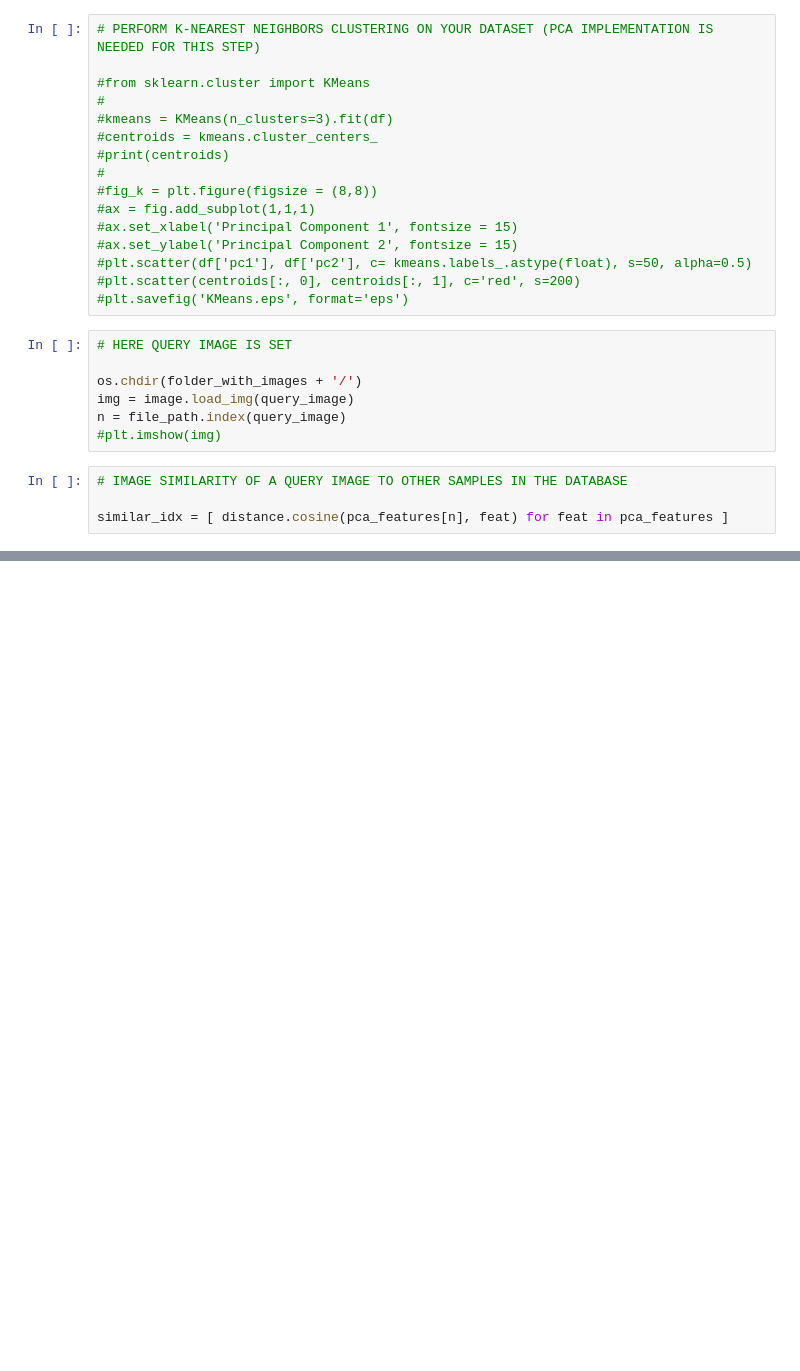
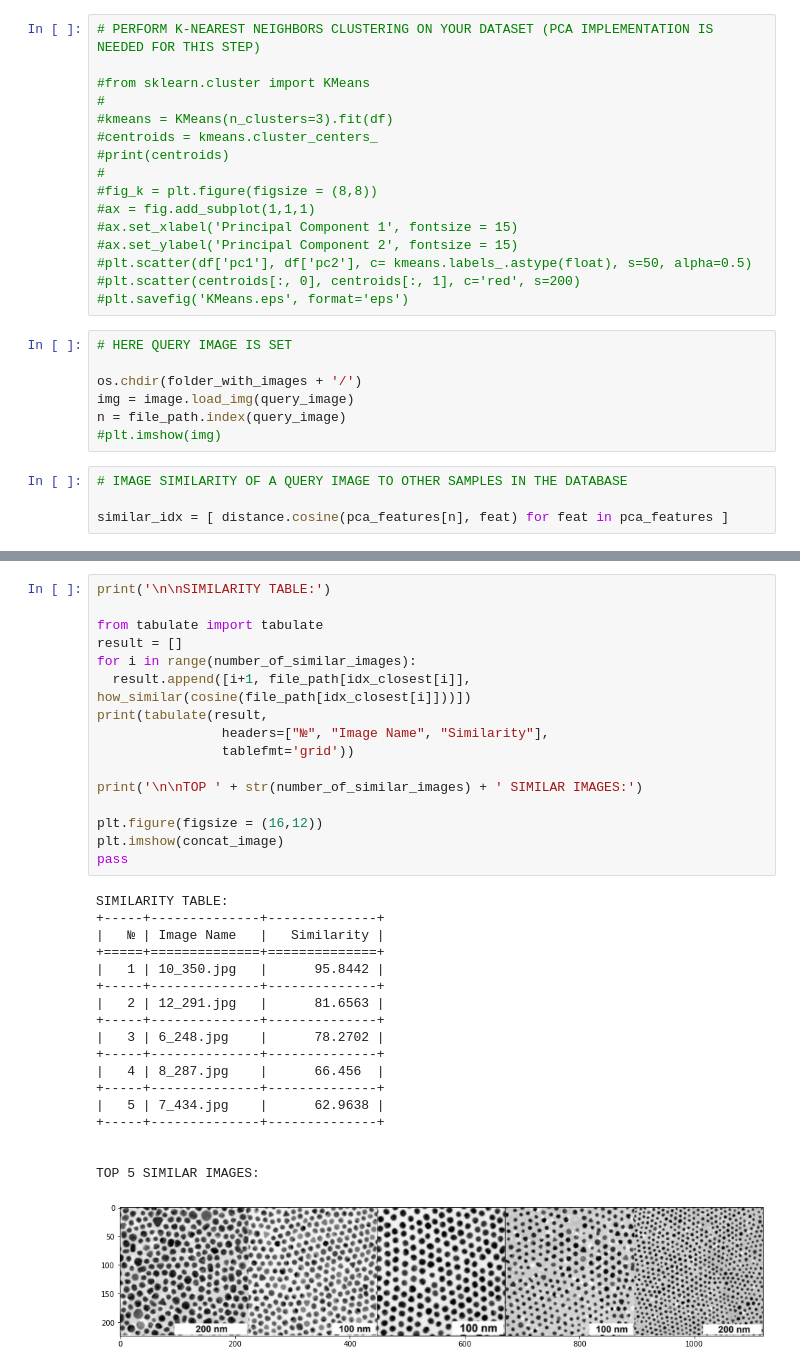
Before and after one commit to acid-design-lab/EMRIS, a Jupyter notebook: EMRIS_tool.ipynb, the cells around one changed output, grey strips where cells are left out. Drawn from its saved outputs; the diff is of its cells as text; blank space fills up the shorter version.

```diff
--- a/EMRIS_tool.ipynb
+++ b/EMRIS_tool.ipynb
@@ -383,0 +380,35 @@ print(tabulate([[1, file_path[idx_closest[0]], how_similar(cosine(file_path[idx_
+# %%
+print('\n\nSIMILARITY TABLE:')
+
+from tabulate import tabulate
+result = []
+for i in range(number_of_similar_images):
+  result.append([i+1, file_path[idx_closest[i]], how_similar(cosine(file_path[idx_closest[i]]))])
+print(tabulate(result,
+                headers=["№", "Image Name", "Similarity"],
+                tablefmt='grid'))
+
+print('\n\nTOP ' + str(number_of_similar_images) + ' SIMILAR IMAGES:')
+
+plt.figure(figsize = (16,12))
+plt.imshow(concat_image)
+pass
+# %% [output]
+SIMILARITY TABLE:
++-----+--------------+--------------+
+|   № | Image Name   |   Similarity |
++=====+==============+==============+
+|   1 | 10_350.jpg   |      95.8442 |
++-----+--------------+--------------+
+|   2 | 12_291.jpg   |      81.6563 |
++-----+--------------+--------------+
+|   3 | 6_248.jpg    |      78.2702 |
++-----+--------------+--------------+
+|   4 | 8_287.jpg    |      66.456  |
++-----+--------------+--------------+
+|   5 | 7_434.jpg    |      62.9638 |
++-----+--------------+--------------+
+
+
+TOP 5 SIMILAR IMAGES:
+[figure, added]
```
Also changed, not shown: parts of 10 cells of this notebook.
